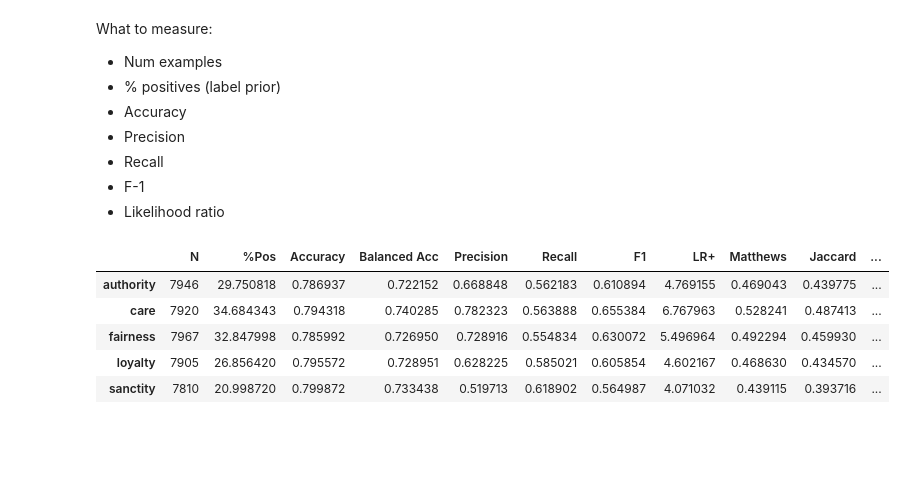
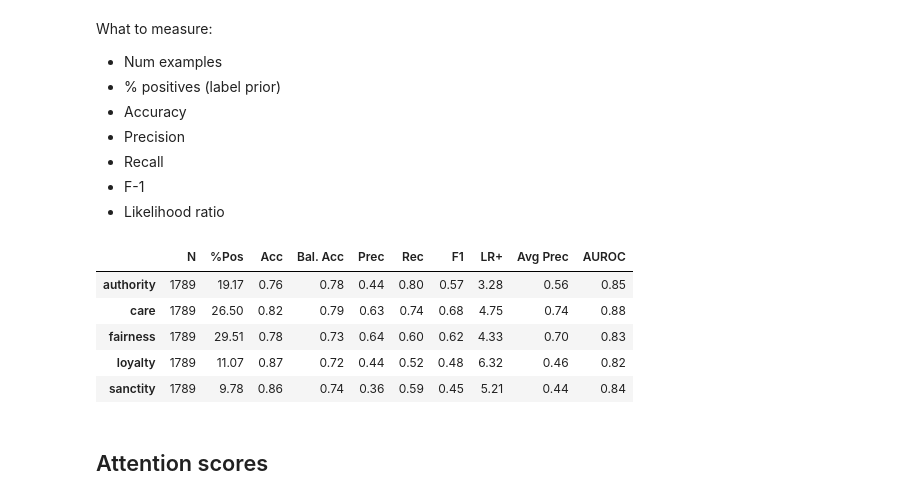
Before and after one commit to joshnguyen99/moral_axes, a Jupyter notebook: scripts/evaluate_roberta.ipynb, the cells around one changed output. Saved outputs shown, nothing was run; the diff lists cells and outputs as text; code cells hidden in the pictures; blank space fills up the shorter version.

```diff
--- a/scripts/evaluate_roberta.ipynb
+++ b/scripts/evaluate_roberta.ipynb
@@ -18,7 +19,7 @@ data.head(2)
 | 1 | DeVos went on to write that she i... | 1 | 1 | 0 | 1 | 1 | 1 | ... |
 2 rows × 24 columns
 # %%
-def get_labels_and_scores(foundation, train=False, corpus="all"):
+def get_labels_and_scores(foundation, train=False, corpus="all", ground_truth=None):
     assert corpus in ["twitter", "reddit", "news", "all"]
     if corpus == "news": data_f = data.iloc[:34262,:]
     elif corpus == "reddit": data_f = data.iloc[34262:34262 + 17886, :]
@@ -31,6 +32,8 @@ def get_labels_and_scores(foundation, train=False, corpus="all"):
     else:
         # Labels and predicted scores for the test examples
         data_f = data_f[data_f[f"{foundation}_fold"] == 0]
+    if ground_truth is not None:
+        data_f = data_f[data_f[f"{foundation}_label"] == ground_truth]
     y_true = data_f[f"{foundation}_label"]
     y_score = data_f[f"{foundation}_score"]
     return y_true, y_score
@@ -115,9 +326,15 @@ for foundation, color, ax in zip(FOUNDATIONS, COLORS, axes):
 
     plot_roc_curve(fpr=roc["fpr"], tpr=roc["tpr"], color=color, ax=ax)
 
-    ax.set_title(f"{foundation.capitalize()}: AUC = {roc['auc']:.2f}", size="x-large")
+    ax.set_title(f"{foundation.capitalize()}: AUC = {roc['auc']:.2f}", size="x-large", color=color)
 
 fig.text(0.5, -0.04, "False positive rate", va="top", ha="center", size="xx-large")
 axes[0].set_ylabel("True positive rate", size="xx-large", labelpad=10)
+
+sns.despine()
+
+plt.savefig("figs/roberta_evaluation/testset_ROC_all.pdf",
+            bbox_inches="tight")
+
 plt.show()
 # %% [output]
@@ -176,12 +517,15 @@ from sklearn.metrics import accuracy_score, precision_score, recall_score, \
     jaccard_score, roc_auc_score, balanced_accuracy_score
 
 bin_pred_res = pd.DataFrame(0, index=FOUNDATIONS,
-                            columns=["N", "%Pos", "Accuracy", "Balanced Acc", "Precision", "Recall",
-                                     "F1", "LR+", "Matthews", "Jaccard", "Avg Precision",
+                            columns=["N", "%Pos", "Acc", "Bal. Acc", "Prec", "Rec",
+                                     "F1", "LR+",
+                                     # "Matthews", "Jaccard",
+                                     "Avg Prec",
                                      "AUROC"])
 for foundation in FOUNDATIONS:
-    y_train_true, y_train_score = get_labels_and_scores(foundation, train=True, corpus="all")
-    y_test_true, y_test_score = get_labels_and_scores(foundation, train=False, corpus="all")
+    corpus = "reddit"
+    y_train_true, y_train_score = get_labels_and_scores(foundation, train=True, corpus=corpus)
+    y_test_true, y_test_score = get_labels_and_scores(foundation, train=False, corpus=corpus)
 
     bin_pred_res.loc[foundation, "N"] = len(y_test_true)
     bin_pred_res.loc[foundation, "%Pos"] = 100 * sum(y_test_true) / len(y_test_true)
@@ -200,23 +544,31 @@ for foundation in FOUNDATIONS:
     # METHOD 2
     y_test_pred = threshold_top_x(x=75, y_test_score=y_test_score)
 
-    bin_pred_res.loc[foundation, "Accuracy"] = accuracy_score(y_true=y_test_true, y_pred=y_test_pred)
-    bin_pred_res.loc[foundation, "Precision"] = precision_score(y_true=y_test_true, y_pred=y_test_pred)
-    bin_pred_res.loc[foundation, "Recall"] = recall_score(y_true=y_test_true, y_pred=y_test_pred)
+    # METHOD 3: calibration
+    y_test_pred = np.array([int(y >= thresholds[foundation]) for y in y_test_score],
+                            dtype=int)
+
+    bin_pred_res.loc[foundation, "Acc"] = accuracy_score(y_true=y_test_true, y_pred=y_test_pred)
+    bin_pred_res.loc[foundation, "Prec"] = precision_score(y_true=y_test_true, y_pred=y_test_pred)
+    bin_pred_res.loc[foundation, "Rec"] = recall_score(y_true=y_test_true, y_pred=y_test_pred)
     bin_pred_res.loc[foundation, "F1"] = f1_score(y_true=y_test_true, y_pred=y_test_pred)
     bin_pred_res.loc[foundation, "LR+"] = class_likelihood_ratios(y_true=y_test_true, y_pred=y_test_pred)[0]
-    bin_pred_res.loc[foundation, "Matthews"] = matthews_corrcoef(y_true=y_test_true, y_pred=y_test_pred)
-    bin_pred_res.loc[foundation, "Avg Precision"] = average_precision_score(y_true=y_test_true,
+    # bin_pred_res.loc[foundation, "Matthews"] = matthews_corrcoef(y_true=y_test_true, y_pred=y_test_pred)
+    bin_pred_res.loc[foundation, "Avg Prec"] = average_precision_score(y_true=y_test_true,
                                                                             y_score=y_test_score)
-    bin_pred_res.loc[foundation, "Jaccard"] = jaccard_score(y_true=y_test_true, y_pred=y_test_pred)
+    #bin_pred_res.loc[foundation, "Jaccard"] = jaccard_score(y_true=y_test_true, y_pred=y_test_pred)
     bin_pred_res.loc[foundation, "AUROC"] = roc_auc_score(y_true=y_test_true, y_score=y_test_score)
-    bin_pred_res.loc[foundation, "Balanced Acc"] = balanced_accuracy_score(y_true=y_test_true, y_pred=y_test_pred)
+    bin_pred_res.loc[foundation, "Bal. Acc"] = balanced_accuracy_score(y_true=y_test_true, y_pred=y_test_pred)
 # %%
+pd.options.display.float_format = "{:,.2f}".format
+bin_pred_res.to_csv(f"figs/roberta_evaluation/testset_threshold_scores_{corpus}.csv")
 bin_pred_res
 # %% [output]
-|  | N | %Pos | Accuracy | Balanced Acc | Precision | Recall | F1 | LR+ | Matthews | Jaccard | ... |
-| authority | 7946 | 29.750818 | 0.786937 | 0.722152 | 0.668848 | 0.562183 | 0.610894 | 4.769155 | 0.469043 | 0.439775 | ... |
-| care | 7920 | 34.684343 | 0.794318 | 0.740285 | 0.782323 | 0.563888 | 0.655384 | 6.767963 | 0.528241 | 0.487413 | ... |
-| fairness | 7967 | 32.847998 | 0.785992 | 0.726950 | 0.728916 | 0.554834 | 0.630072 | 5.496964 | 0.492294 | 0.459930 | ... |
-| loyalty | 7905 | 26.856420 | 0.795572 | 0.728951 | 0.628225 | 0.585021 | 0.605854 | 4.602167 | 0.468630 | 0.434570 | ... |
-| sanctity | 7810 | 20.998720 | 0.799872 | 0.733438 | 0.519713 | 0.618902 | 0.564987 | 4.071032 | 0.439115 | 0.393716 | ... |
+|  | N | %Pos | Acc | Bal. Acc | Prec | Rec | F1 | LR+ | Avg Prec | AUROC |
+| authority | 1789 | 19.17 | 0.76 | 0.78 | 0.44 | 0.80 | 0.57 | 3.28 | 0.56 | 0.85 |
+| care | 1789 | 26.50 | 0.82 | 0.79 | 0.63 | 0.74 | 0.68 | 4.75 | 0.74 | 0.88 |
+| fairness | 1789 | 29.51 | 0.78 | 0.73 | 0.64 | 0.60 | 0.62 | 4.33 | 0.70 | 0.83 |
+| loyalty | 1789 | 11.07 | 0.87 | 0.72 | 0.44 | 0.52 | 0.48 | 6.32 | 0.46 | 0.82 |
+| sanctity | 1789 | 9.78 | 0.86 | 0.74 | 0.36 | 0.59 | 0.45 | 5.21 | 0.44 | 0.84 |
+# %% [markdown]
+## Attention scores
```
Also changed, not shown: parts of 43 cells of this notebook.
